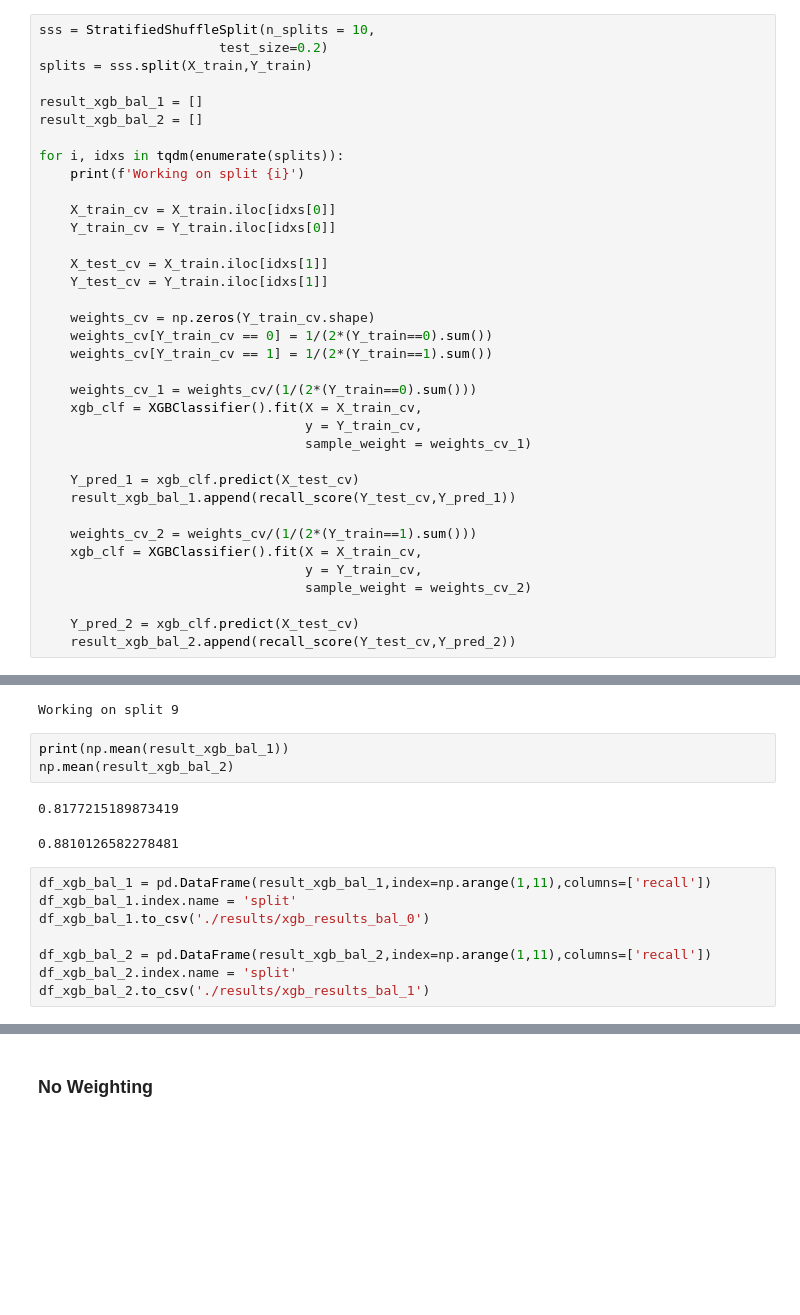
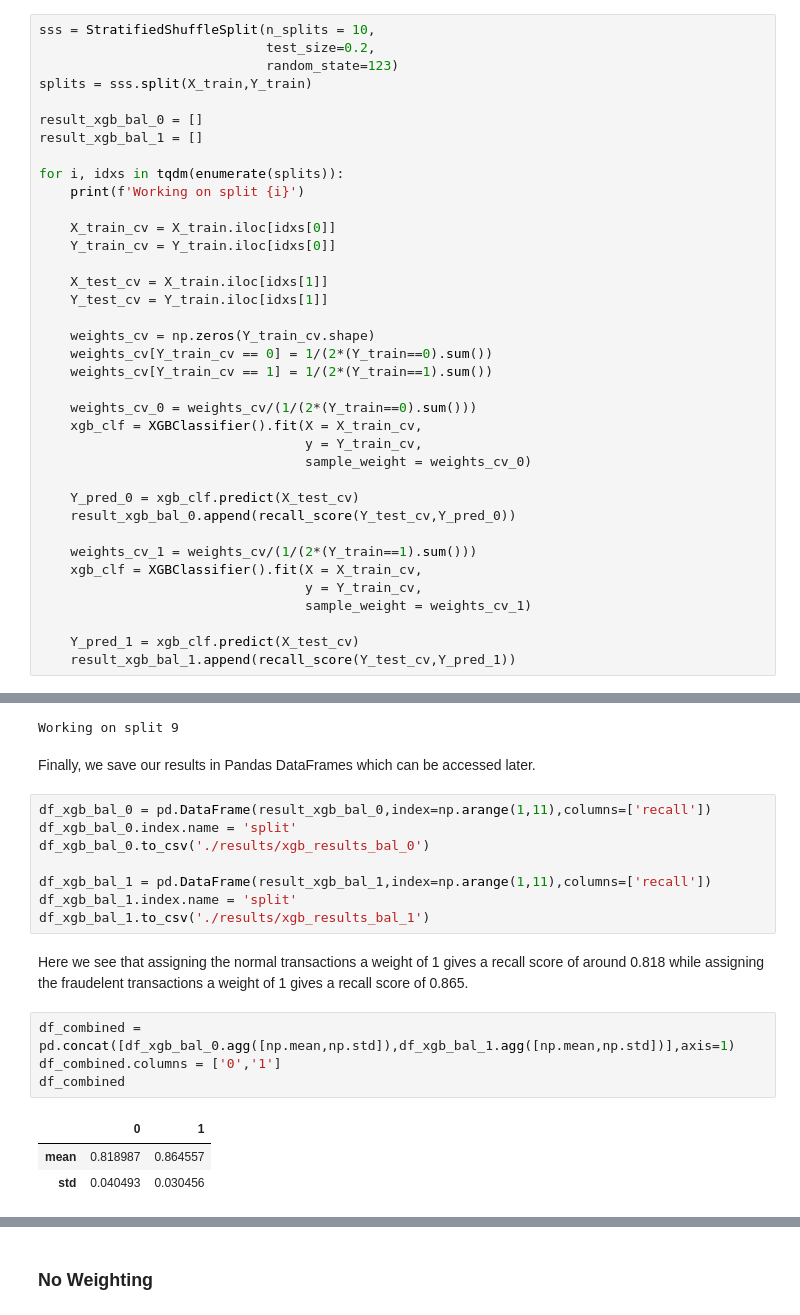
Before and after one commit to david-meltzer/ML_finance, a Jupyter notebook: projects/credit_card_fraud.ipynb, the cells around one changed output, grey strips where cells are left out. Cells and saved outputs as stored; diff of their text form; blank space fills up the shorter version.

```diff
--- a/projects/credit_card_fraud.ipynb
+++ b/projects/credit_card_fraud.ipynb
@@ -574,10 +560,11 @@ dtype: float64
 # %%
 sss = StratifiedShuffleSplit(n_splits = 10,
-                       test_size=0.2)
+                             test_size=0.2,
+                             random_state=123)
 splits = sss.split(X_train,Y_train)
 
+result_xgb_bal_0 = []
 result_xgb_bal_1 = []
-result_xgb_bal_2 = []
 
 for i, idxs in tqdm(enumerate(splits)):
     print(f'Working on split {i}')
@@ -592,21 +579,21 @@ for i, idxs in tqdm(enumerate(splits)):
     weights_cv[Y_train_cv == 0] = 1/(2*(Y_train==0).sum())
     weights_cv[Y_train_cv == 1] = 1/(2*(Y_train==1).sum())
 
-    weights_cv_1 = weights_cv/(1/(2*(Y_train==0).sum()))
+    weights_cv_0 = weights_cv/(1/(2*(Y_train==0).sum()))
+    xgb_clf = XGBClassifier().fit(X = X_train_cv,
+                                  y = Y_train_cv,
+                                  sample_weight = weights_cv_0)
+
+    Y_pred_0 = xgb_clf.predict(X_test_cv)
+    result_xgb_bal_0.append(recall_score(Y_test_cv,Y_pred_0))
+
+    weights_cv_1 = weights_cv/(1/(2*(Y_train==1).sum()))
     xgb_clf = XGBClassifier().fit(X = X_train_cv,
                                   y = Y_train_cv,
                                   sample_weight = weights_cv_1)
 
     Y_pred_1 = xgb_clf.predict(X_test_cv)
     result_xgb_bal_1.append(recall_score(Y_test_cv,Y_pred_1))
-
-    weights_cv_2 = weights_cv/(1/(2*(Y_train==1).sum()))
-    xgb_clf = XGBClassifier().fit(X = X_train_cv,
-                                  y = Y_train_cv,
-                                  sample_weight = weights_cv_2)
-
-    Y_pred_2 = xgb_clf.predict(X_test_cv)
-    result_xgb_bal_2.append(recall_score(Y_test_cv,Y_pred_2))
 # %% [output]
 Working on split 0
 Working on split 1
@@ -618,18 +605,24 @@ Working on split 6
 Working on split 7
 Working on split 8
 Working on split 9
-# %%
-print(np.mean(result_xgb_bal_1))
-np.mean(result_xgb_bal_2)
-# %% [output]
-0.8177215189873419
-0.8810126582278481
+# %% [markdown]
+Finally, we save our results in Pandas DataFrames which can be accessed later.
 # %%
+df_xgb_bal_0 = pd.DataFrame(result_xgb_bal_0,index=np.arange(1,11),columns=['recall'])
+df_xgb_bal_0.index.name = 'split'
+df_xgb_bal_0.to_csv('./results/xgb_results_bal_0')
+
 df_xgb_bal_1 = pd.DataFrame(result_xgb_bal_1,index=np.arange(1,11),columns=['recall'])
 df_xgb_bal_1.index.name = 'split'
-df_xgb_bal_1.to_csv('./results/xgb_results_bal_0')
-
-df_xgb_bal_2 = pd.DataFrame(result_xgb_bal_2,index=np.arange(1,11),columns=['recall'])
-df_xgb_bal_2.index.name = 'split'
-df_xgb_bal_2.to_csv('./results/xgb_results_bal_1')
+df_xgb_bal_1.to_csv('./results/xgb_results_bal_1')
+# %% [markdown]
+Here we see that assigning the normal transactions a weight of 1 gives a recall score of around 0.818 while assigning the fraudelent transactions a weight of 1 gives a recall score of 0.865.
+# %%
+df_combined = pd.concat([df_xgb_bal_0.agg([np.mean,np.std]),df_xgb_bal_1.agg([np.mean,np.std])],axis=1)
+df_combined.columns = ['0','1']
+df_combined
+# %% [output]
+|  | 0 | 1 |
+| mean | 0.818987 | 0.864557 |
+| std | 0.040493 | 0.030456 |
 # %% [markdown]
```
Also changed, not shown: parts of 42 cells of this notebook, 1 other file.
